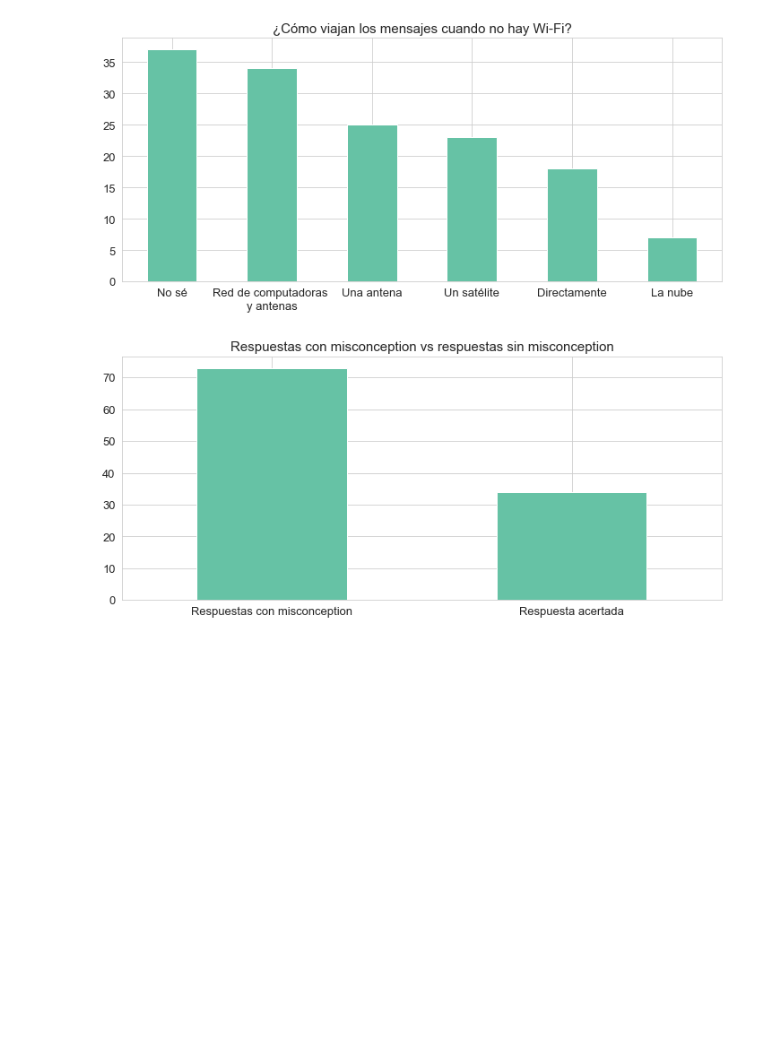
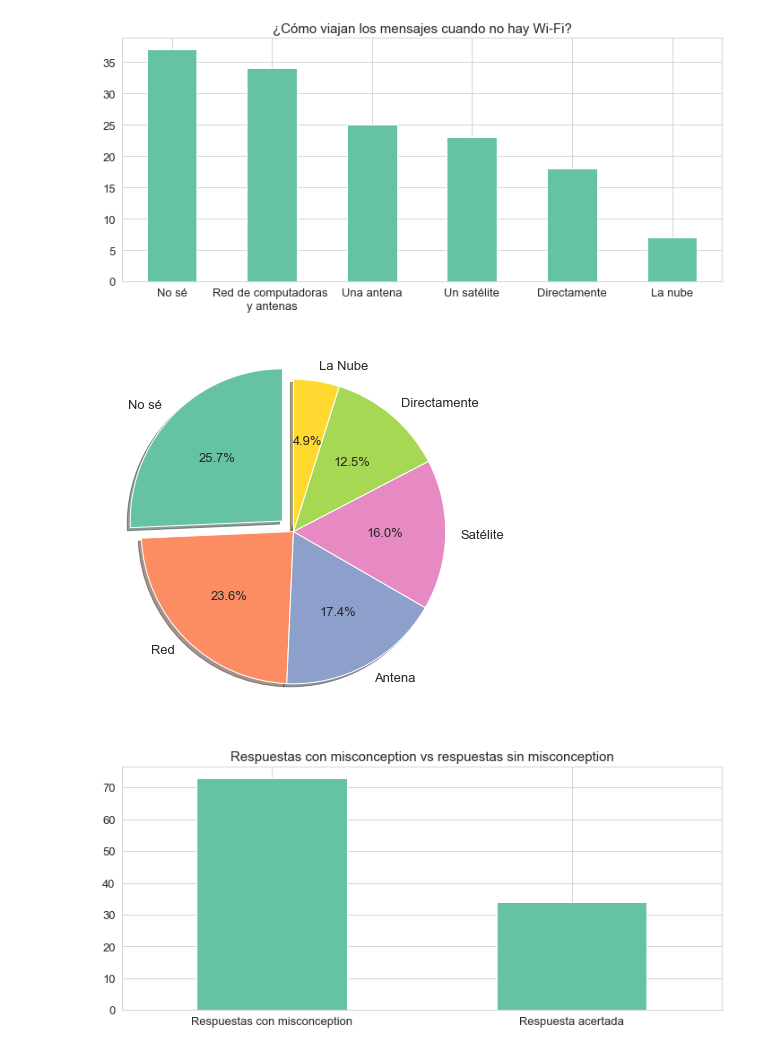
Before and after one commit to luparral/misconceptions, a Jupyter notebook: notebooks/Misconceptions.ipynb, the cells around one changed output. Cells and saved outputs as stored; diff of their text form; code cells hidden in the pictures; blank space fills up the shorter version.

```diff
--- a/notebooks/Misconceptions.ipynb
+++ b/notebooks/Misconceptions.ipynb
@@ -260,6 +260,18 @@ plt.title("¿Cómo viajan los mensajes cuando no hay Wi-Fi?", fontsize=15)
 plt.xticks(positions, labels, rotation=0);
 # %% [output]
 [figure]
+# %%
+
+plt.rc('xtick', labelsize=13)
+plt.rc('ytick', labelsize=15)
+#df["q_mensaje_sin_wifi"].value_counts().plot.pie(figsize=(12,5))
+plt.rcParams['font.size'] = 13.0
+labels = ("No sé", "Red", "Antena", "Satélite", "Directamente", "La Nube")
+explode = (0.1, 0, 0, 0, 0, 0)
+df["q_mensaje_sin_wifi"].value_counts().plot.pie(explode=explode,labels=labels, autopct='%1.1f%%',shadow=True, startangle=90, figsize=(12,7));
+plt.gca().axes.get_yaxis().set_visible(False)
+# %% [output]
+[figure, added]
 # %%
 some_values = ['otras', 'red']
 positions = (0, 1)
```
Also changed, not shown: parts of 39 cells of this notebook, 2 other files.
